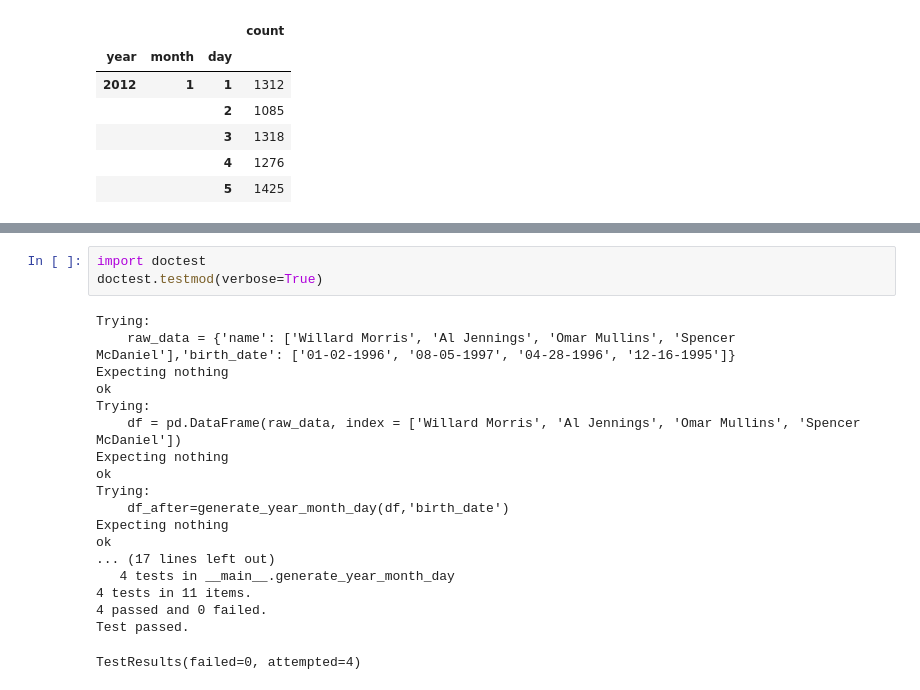
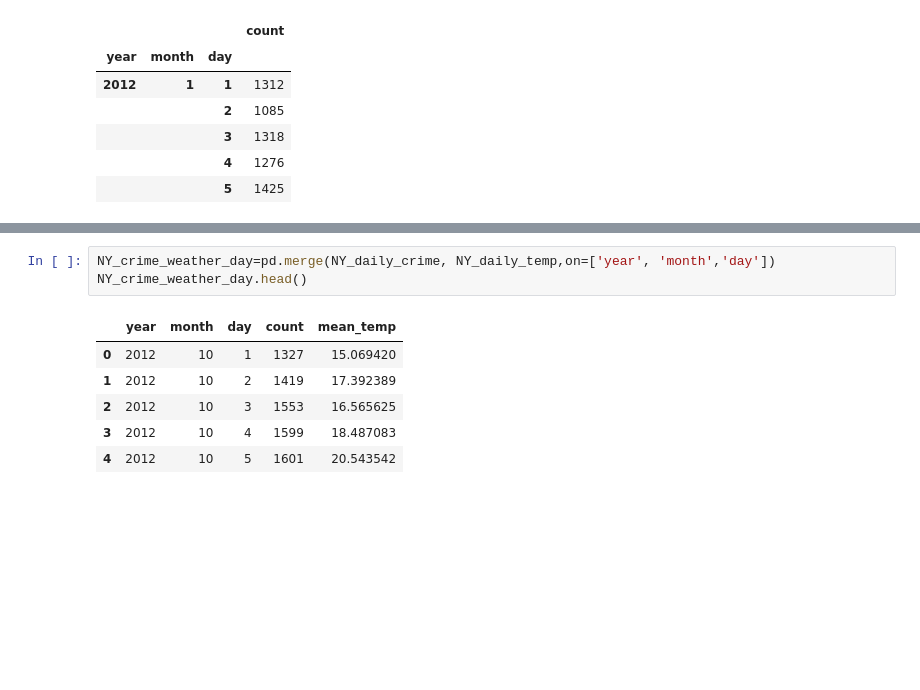
Before and after one commit to AprilW048/Final_Project, a Jupyter notebook: Weatherindex_and_Crime.ipynb, the cells around one changed output, grey strips where cells are left out. Cells and saved outputs as stored; diff of their text form; blank space fills up the shorter version.

```diff
--- a/Weatherindex_and_Crime.ipynb
+++ b/Weatherindex_and_Crime.ipynb
@@ -912,22 +913,10 @@ AttributeError: module 'FUNC' has no attribute 'average_temp'
-# %%
-import doctest
-doctest.testmod(verbose=True)
-# %% [output]
-Trying:
-    raw_data = {'name': ['Willard Morris', 'Al Jennings', 'Omar Mullins', 'Spencer McDaniel'],'birth_date': ['01-02-1996', '08-05-1997', '04-28-1996', '12-16-1995']}
-Expecting nothing
-ok
-Trying:
-    df = pd.DataFrame(raw_data, index = ['Willard Morris', 'Al Jennings', 'Omar Mullins', 'Spencer McDaniel'])
-Expecting nothing
-ok
-Trying:
-    df_after=generate_year_month_day(df,'birth_date')
-Expecting nothing
-ok
-... (17 lines left out)
-   4 tests in __main__.generate_year_month_day
-4 tests in 11 items.
-4 passed and 0 failed.
-Test passed.
-TestResults(failed=0, attempted=4)
+# %%
+NY_crime_weather_day=pd.merge(NY_daily_crime, NY_daily_temp,on=['year', 'month','day'])
+NY_crime_weather_day.head()
+# %% [output]
+|  | year | month | day | count | mean_temp |
+| 0 | 2012 | 10 | 1 | 1327 | 15.069420 |
+| 1 | 2012 | 10 | 2 | 1419 | 17.392389 |
+| 2 | 2012 | 10 | 3 | 1553 | 16.565625 |
+| 3 | 2012 | 10 | 4 | 1599 | 18.487083 |
+| 4 | 2012 | 10 | 5 | 1601 | 20.543542 |
```
Also changed, not shown: parts of 7 cells of this notebook.
